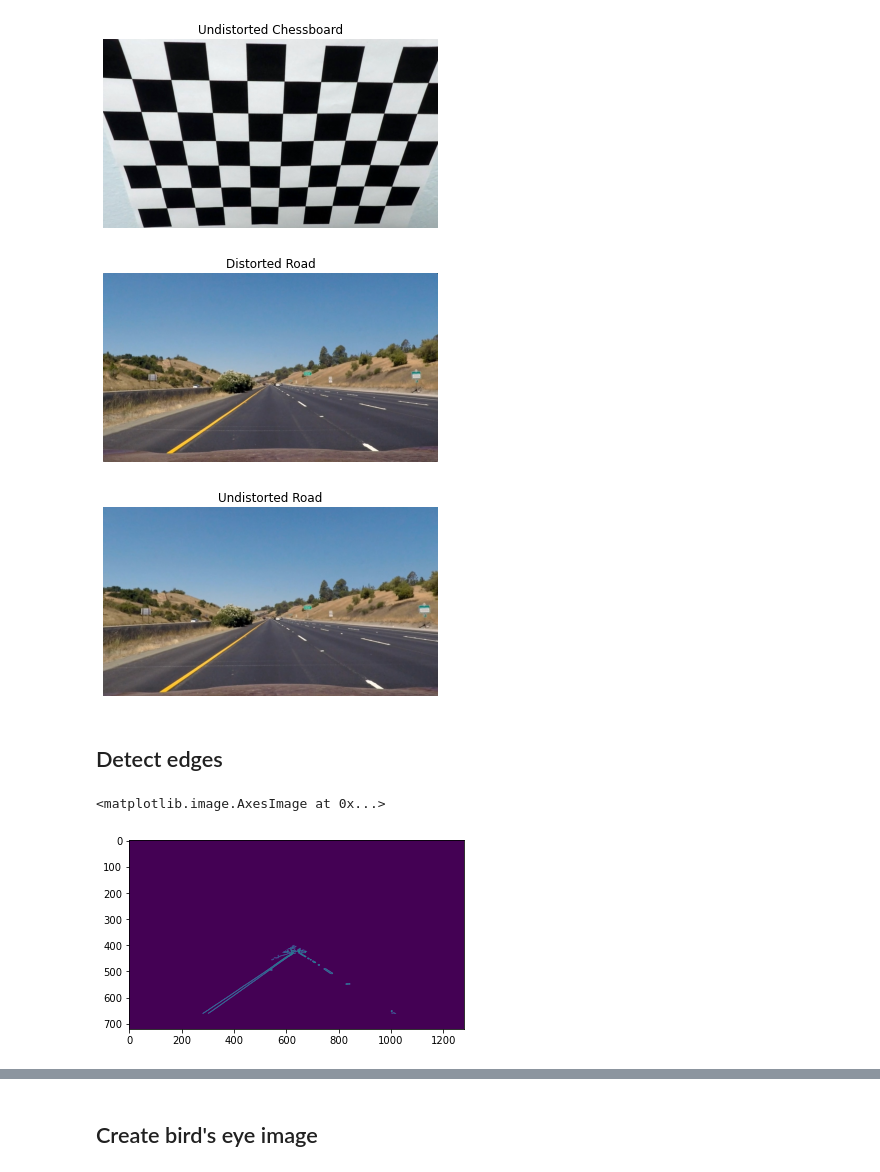
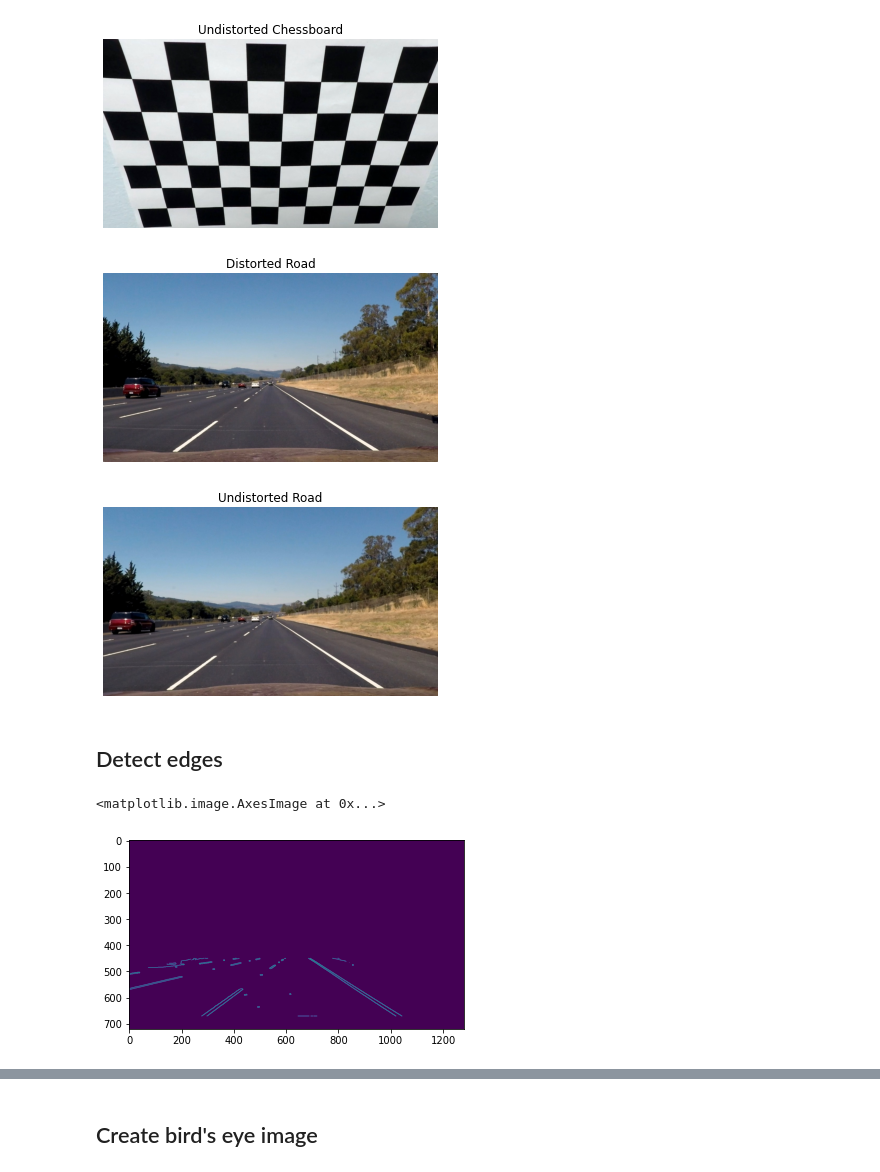
Before and after one commit to Frederico-lp/Computer-Vision, a Jupyter notebook: notebook4.ipynb, the cells around one changed output, grey strips where cells are left out. Cells and saved outputs as stored; diff of their text form; code cells hidden in the pictures.

Commit message:
Add new road image

```diff
--- a/notebook4.ipynb
+++ b/notebook4.ipynb
@@ -56,22 +54,22 @@ plt.show()
 [figure]
 # %%
 # test with a road image
-distorted_road = cv2.imread(os.path.join(imagesDir, 'straight_lines1.jpg'))
+distorted_road = cv2.imread(os.path.join(imagesDir, 'straight_lines2.jpg'))
 distorted_road = cv2.cvtColor(distorted_road, cv2.COLOR_BGR2RGB)
 img = cv2.undistort(distorted_road, mtx, dist, None, mtx)
 
 plt.imshow(distorted_road)
 plt.title('Distorted Road')
 plt.axis('off')
 plt.show()
 
 plt.imshow(img)
 plt.title('Undistorted Road')
 plt.axis('off')
 plt.show()
 # %% [output]
-[figure, old version]
+[figure, new version]
-[figure, old version]
+[figure, new version]
 # %% [markdown]
 ## Detect edges
 # %%
@@ -86,9 +84,12 @@ edges = cv2.Canny(blur, 50, 150)
 # %%
+
+
 def region_of_interest(image):
    height = image.shape[0]
    width = image.shape[1]
    mask = np.zeros_like(image)
-   triangle = np.array([[(230, height- 60), (630,400), (1150,height-60)]], np.int32)
+   #triangle2 = np.array([[(0, height), (0, height- 80), (300,308), (500,308), (width,height- 80), (width, height)]], np.int32)
+   triangle = np.array([[(0, 670), (0, 500), (250,450), (800,450), (width,height- 80), (width, 670)]], np.int32)
    cv2.fillPoly(mask, triangle, 255)
    masked_image = cv2.bitwise_and(image, mask)
    return masked_image
@@ -98,6 +99,6 @@ cropped_canny = region_of_interest(edges)
 plt.imshow(cropped_canny)
 # %% [output]
 <matplotlib.image.AxesImage at 0x...>
-[figure, old version]
+[figure, new version]
 # %%
 # perform Hough transform to detect lines
```
Also changed, not shown: parts of 10 cells of this notebook, 1 other file.
